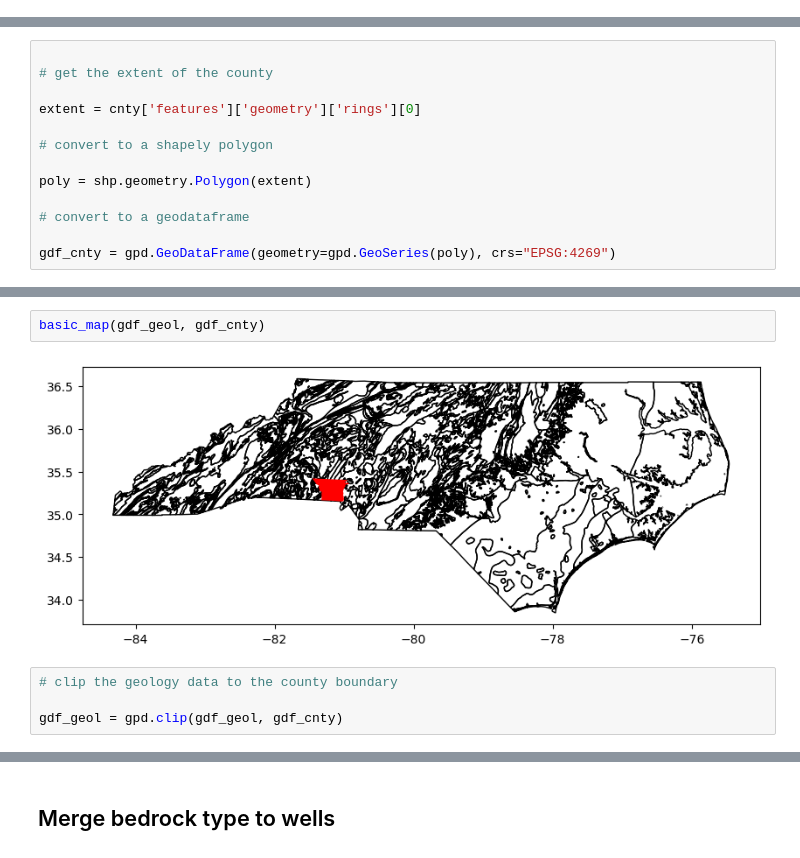
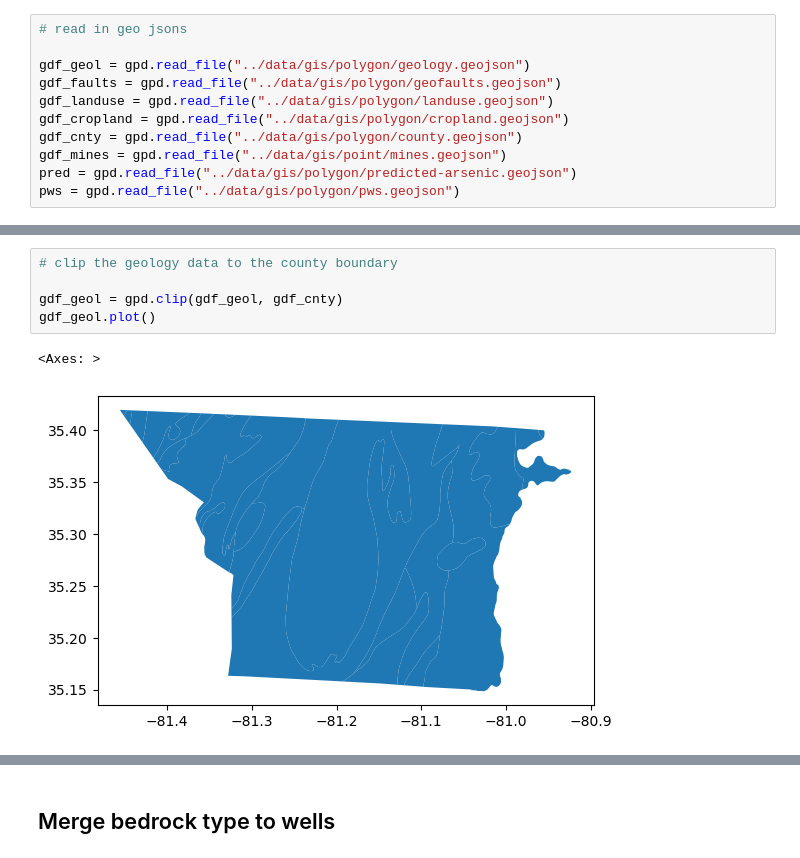
Before and after one commit to kendallfrimodig/arsenic-modeling, a Jupyter notebook: notebooks/gis-processing.ipynb, the cells around one changed output, grey strips where cells are left out. Drawn from its saved outputs; the diff is of its cells as text.

```diff
--- a/notebooks/gis-processing.ipynb
+++ b/notebooks/gis-processing.ipynb
@@ -58,0 +11,11 @@ print(type(gdf_ar), len(gdf_ar))
+# %%
+# read in geo jsons
+
+gdf_geol = gpd.read_file("../data/gis/polygon/geology.geojson")
+gdf_faults = gpd.read_file("../data/gis/polygon/geofaults.geojson")
+gdf_landuse = gpd.read_file("../data/gis/polygon/landuse.geojson")
+gdf_cropland = gpd.read_file("../data/gis/polygon/cropland.geojson")
+gdf_cnty = gpd.read_file("../data/gis/polygon/county.geojson")
+gdf_mines = gpd.read_file("../data/gis/point/mines.geojson")
+pred = gpd.read_file("../data/gis/polygon/predicted-arsenic.geojson")
+pws = gpd.read_file("../data/gis/polygon/pws.geojson")
@@ -74,13 +109,0 @@ for i in range(len(cnty['features'])):
-# %%
-
-# get the extent of the county
-
-extent = cnty['features']['geometry']['rings'][0]
-
-# convert to a shapely polygon
-
-poly = shp.geometry.Polygon(extent)
-
-# convert to a geodataframe
-
-gdf_cnty = gpd.GeoDataFrame(geometry=gpd.GeoSeries(poly), crs="EPSG:4269")
@@ -137,8 +110,8 @@ gdf_geol.crs = 4269
-# %%
-basic_map(gdf_geol, gdf_cnty)
-# %% [output]
-[figure, removed]
 # %%
 # clip the geology data to the county boundary
 
 gdf_geol = gpd.clip(gdf_geol, gdf_cnty)
+gdf_geol.plot()
+# %% [output]
+<Axes: >
+[figure, added]
```
Also changed, not shown: parts of 55 cells of this notebook, 20 other files.
